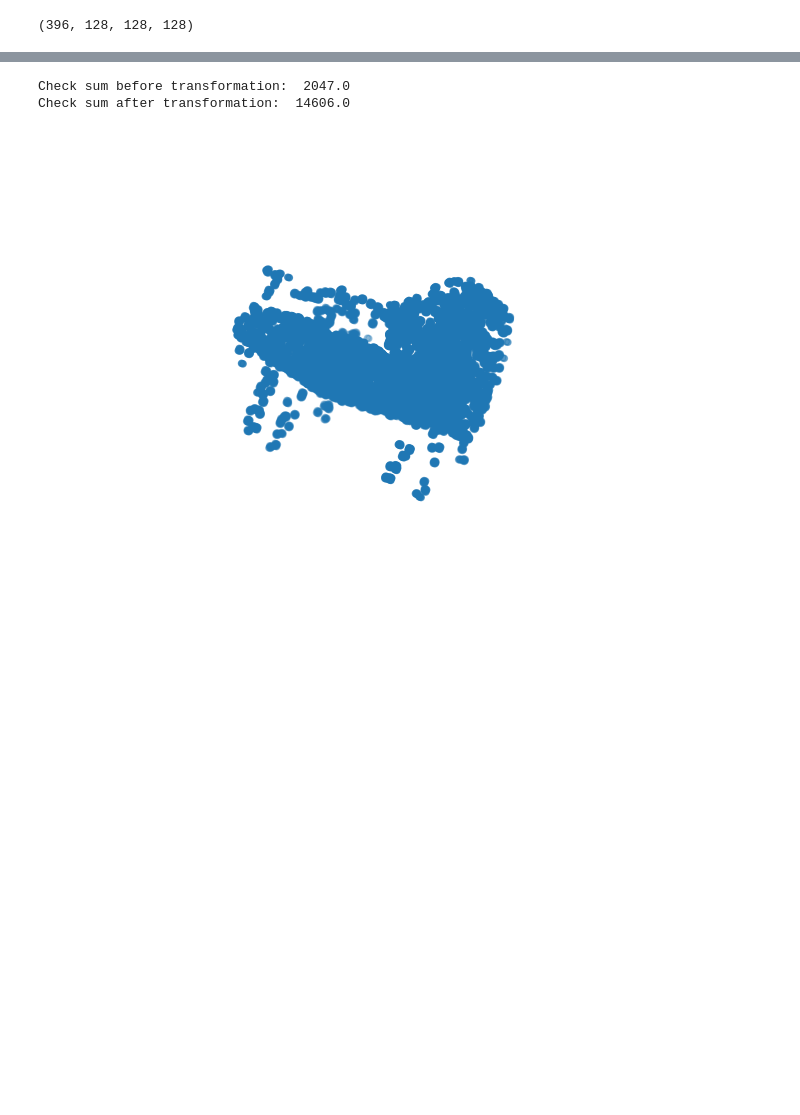
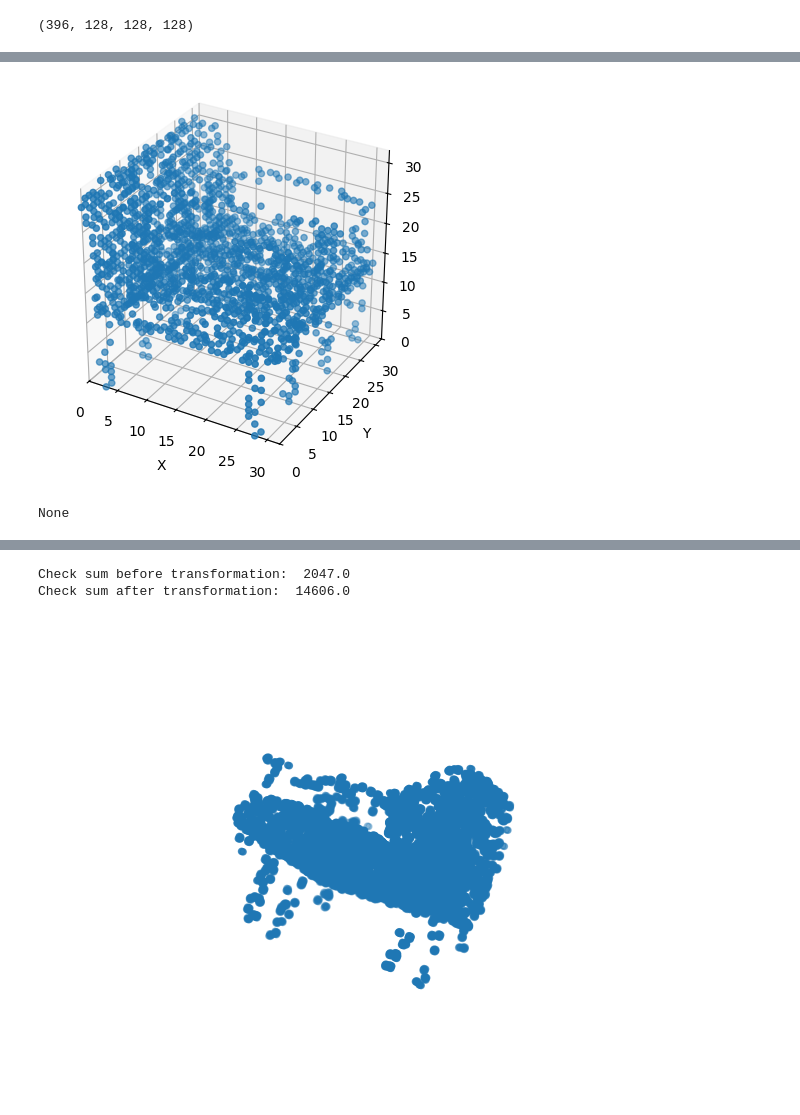
Before and after one commit to nguyendinhson-kaist/CS429D_project, a Jupyter notebook: visualize.ipynb, the cells around one changed output, grey strips where cells are left out. Drawn from its saved outputs; the diff is of its cells as text; code cells hidden in the pictures; blank space fills up the shorter version.

```diff
--- a/visualize.ipynb
+++ b/visualize.ipynb
@@ -64,0 +73,5 @@ display(img)
+# %%
+from einops import rearrange
+voxel2 = rearrange(voxels[0], '(H h) (W w) (D d) -> H W D (h w d)', h=4, w=4, d=4)
+voxel2 = voxel2.sum(axis=3)
+voxel2 = (voxel2 >= 1.0)*1.0
@@ -64,0 +95,6 @@ display(img)
+# %%
+img = visualize_voxel(voxel2)
+display(img)
+# %% [output]
+[figure, added]
+None
```
Also changed, not shown: parts of 5 cells of this notebook, 6 other files.
